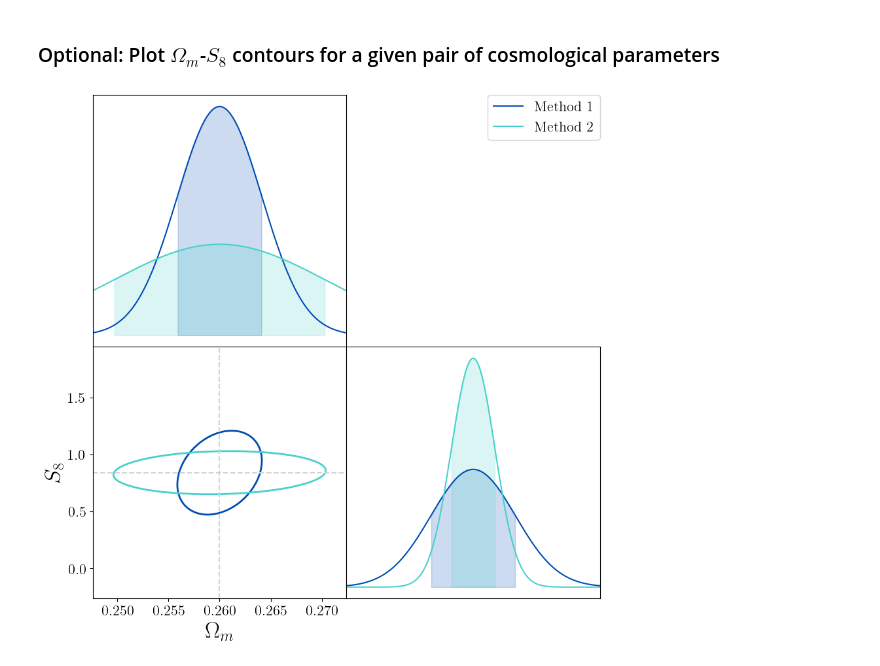
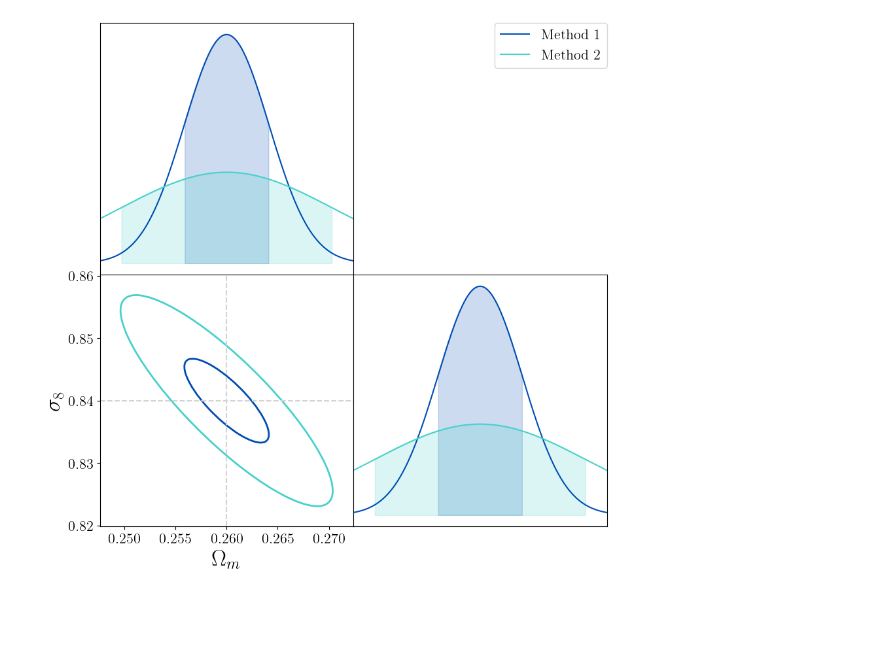
Before and after one commit to nishagrewal/fisher_to_contour, a Jupyter notebook: Example_notebook.ipynb, the cells around one changed output. Drawn from its saved outputs; the diff is of its cells as text; code cells hidden in the pictures; blank space fills up the shorter version.

Commit message:
made one function to plot contours

```diff
--- a/Example_notebook.ipynb
+++ b/Example_notebook.ipynb
@@ -1,9 +0,0 @@
-# %%
-import matplotlib.pyplot as plt
-from matplotlib import rc
-from scripts.ellipse import CosmoFisher
-from scripts.plot_contour import plot_ellipse
-rc('text', usetex=True)
-rc('font', family='serif')
-plt.rc('xtick', labelsize=16)
-plt.rc('ytick', labelsize=16)
@@ -105 +27,4 @@ recon_colors = [
+# %%
+fisher_matrix_list = [fisher_matrix_1, fisher_matrix_2]
+labels_list = ['Method 1', 'Method 2']
 # %% [markdown]
@@ -107,12 +31,0 @@ recon_colors = [
-# %%
-# update parameters as needed
-p1 = 'Om'
-p2 = 's8'
-
-# make this a function in plot_contour.py
-for index, f in enumerate(fisher_matrices):
-    fisher_matrix = fisher_dict[f]['value']
-    if index==0:
-        axs = plot_ellipse(p1, p2, fisher_matrix, cosmo_params, color=recon_colors[index], label=fisher_dict[f]['label'])
-    else:
-        plot_ellipse(p1, p2, fisher_matrix, cosmo_params, axs=axs, color=recon_colors[index], label=fisher_dict[f]['label'])
@@ -121,16 +32,7 @@ for index, f in enumerate(fisher_matrices):
-# %% [markdown]
-### Optional:  Plot $\Omega_m$-$S_8$ contours for a given pair of cosmological parameters
-# %%
-# update parameters as needed
-p1 = 'Om'
-p2 = 'S8'
-
-# make this a function in plot_contour.py
-for index, f in enumerate(fisher_matrices):
-    fisher_matrix = fisher_dict[f]['value']
-    if index==0:
-        axs = plot_ellipse(p1, p2, fisher_matrix, cosmo_params, color=recon_colors[index], label=fisher_dict[f]['label'])
-    else:
-        plot_ellipse(p1, p2, fisher_matrix, cosmo_params, axs=axs, color=recon_colors[index], label=fisher_dict[f]['label'])
-# %% [output]
-[figure, removed]
+# %%
+p1 = 'Om'
+p2 = 's8'
+
+contour_plot(p1, p2, fisher_matrix_list, labels_list, save_fig=True, fig_name=f'contour_plot_{p1}_{p2}.pdf')
+# %% [output]
+[figure, added]
```
Also changed, not shown: parts of 12 cells of this notebook, 4 other files.
